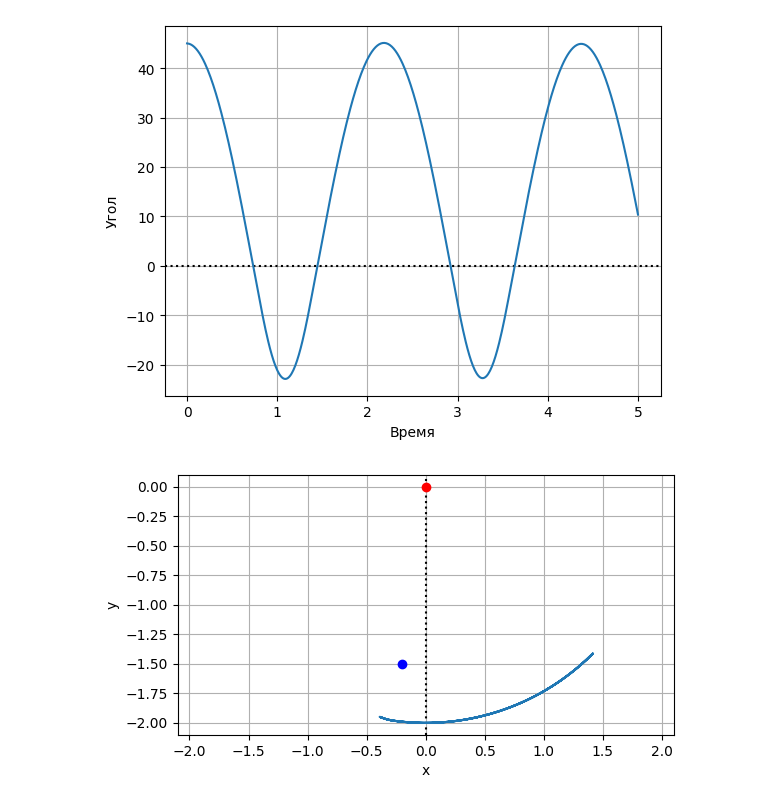
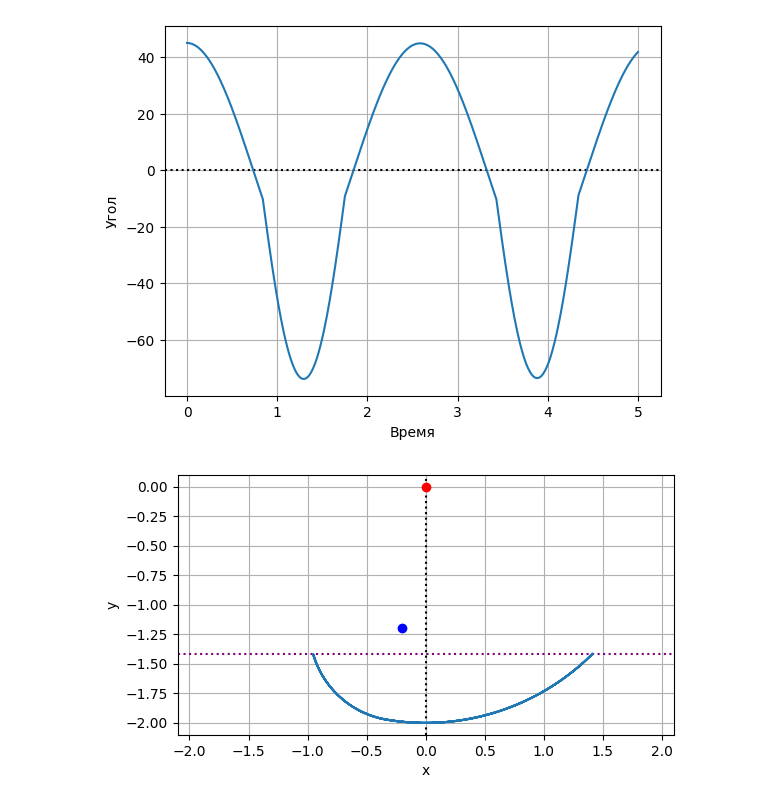
Before and after one commit to abgcw-dead/u-system-modeling, a Jupyter notebook: 9 Маятник/Pendulum.ipynb, the cells around one changed output. Saved outputs shown, nothing was run; the diff lists cells and outputs as text; code cells hidden in the pictures.

```diff
--- a/9 Маятник/Pendulum.ipynb
+++ b/9 Маятник/Pendulum.ipynb
@@ -6,7 +6,7 @@ length = 2
 angle = 45
 
 nail_x = -0.2
-nail_y = -1.5
+nail_y = -1.2
 
 g = 9.8
 
@@ -20,6 +20,7 @@ theta_d = 0
 t = 0
 length_nail = length - np.sqrt(nail_x**2 + nail_y**2)
 angle_nail = np.arctan(nail_x / abs(nail_y))
+length_diff = length / length_nail
 is_nail = 0
 r = length
 
@@ -32,40 +33,43 @@ while t < t_limit:
 
     if is_nail and theta * coef < angle_nail * coef:  # вышли
         r = length
+        theta_d /= length_diff
         is_nail = 0
 
     elif not is_nail and theta * coef >= angle_nail * coef:  # вошли
         r = length_nail
+        theta_d *= length_diff
         is_nail = 1
 
     x_list.append(is_nail * nail_x + r * np.sin(theta))
     y_list.append(is_nail * nail_y - r * np.cos(theta))
 
     theta_dd = -g * np.sin(theta) / r
     theta_d += theta_dd * dt
     theta += theta_d * dt
     t += dt
 
 t_list = [i * dt for i in range(len(theta_list))]
 theta_deg_list = np.rad2deg(theta_list)
 
 plt.axhline(y=0, color='black', linestyle=':')
 plt.plot(t_list, theta_deg_list)
 plt.xlabel('Время')
 plt.ylabel('Угол')
 plt.grid()
 plt.show()
 
 plt.axvline(x=0, color='black', linestyle=':')
+plt.axhline(y=max(y_list), color='purple', linestyle=':')
 plt.plot(x_list, y_list)
 plt.plot([0], [0], color='red', marker='o')
 plt.plot([nail_x], [nail_y], color='blue', marker='o')
 plt.xlabel('x')
 plt.ylabel('y')
 plt.grid()
 plt.gca().set_aspect('equal')
 plt.xlim(-length * 1.05, length * 1.05)
 plt.show()
 # %% [output]
-[figure, old version]
+[figure, new version]
-[figure, old version]
+[figure, new version]
```
